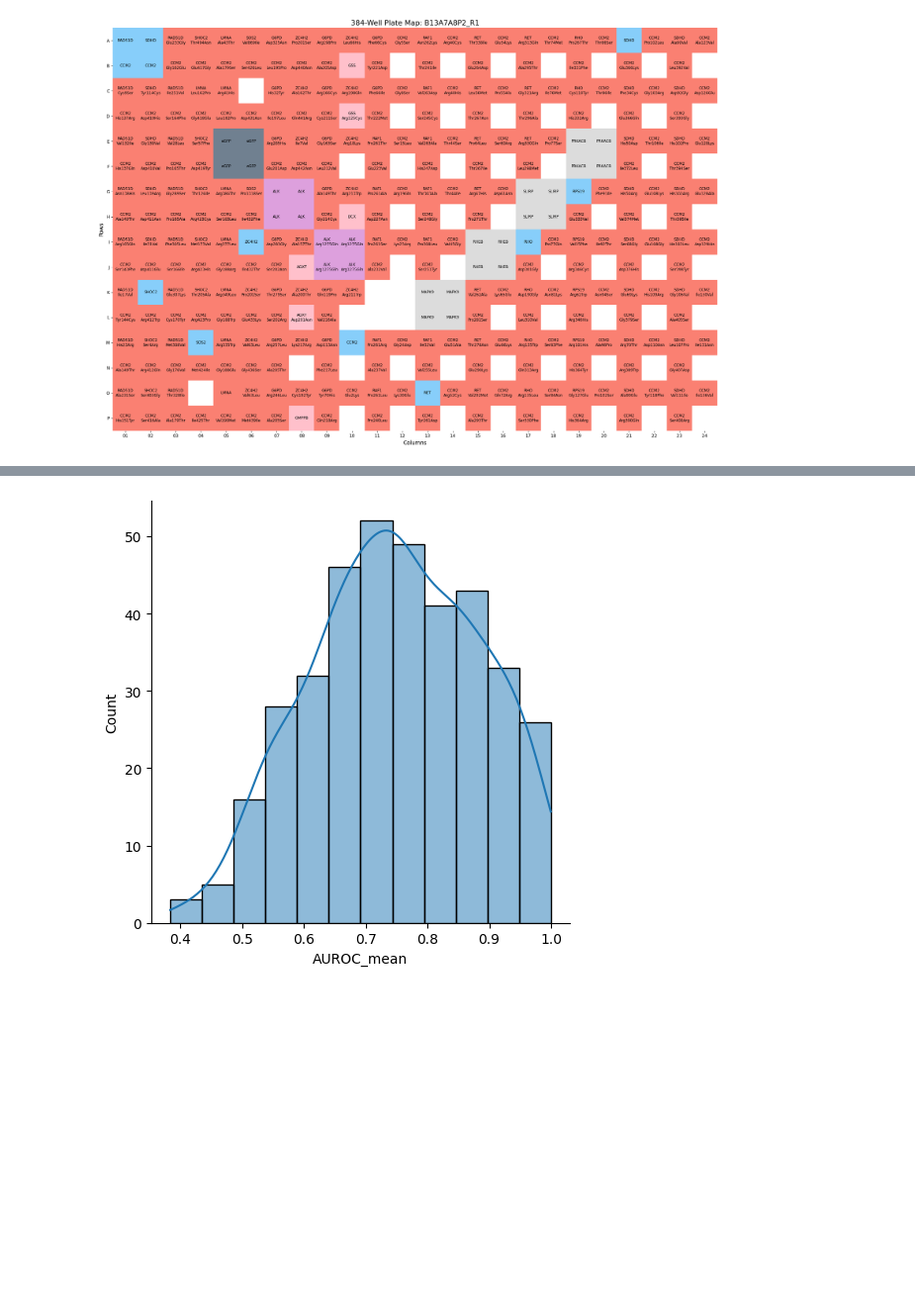
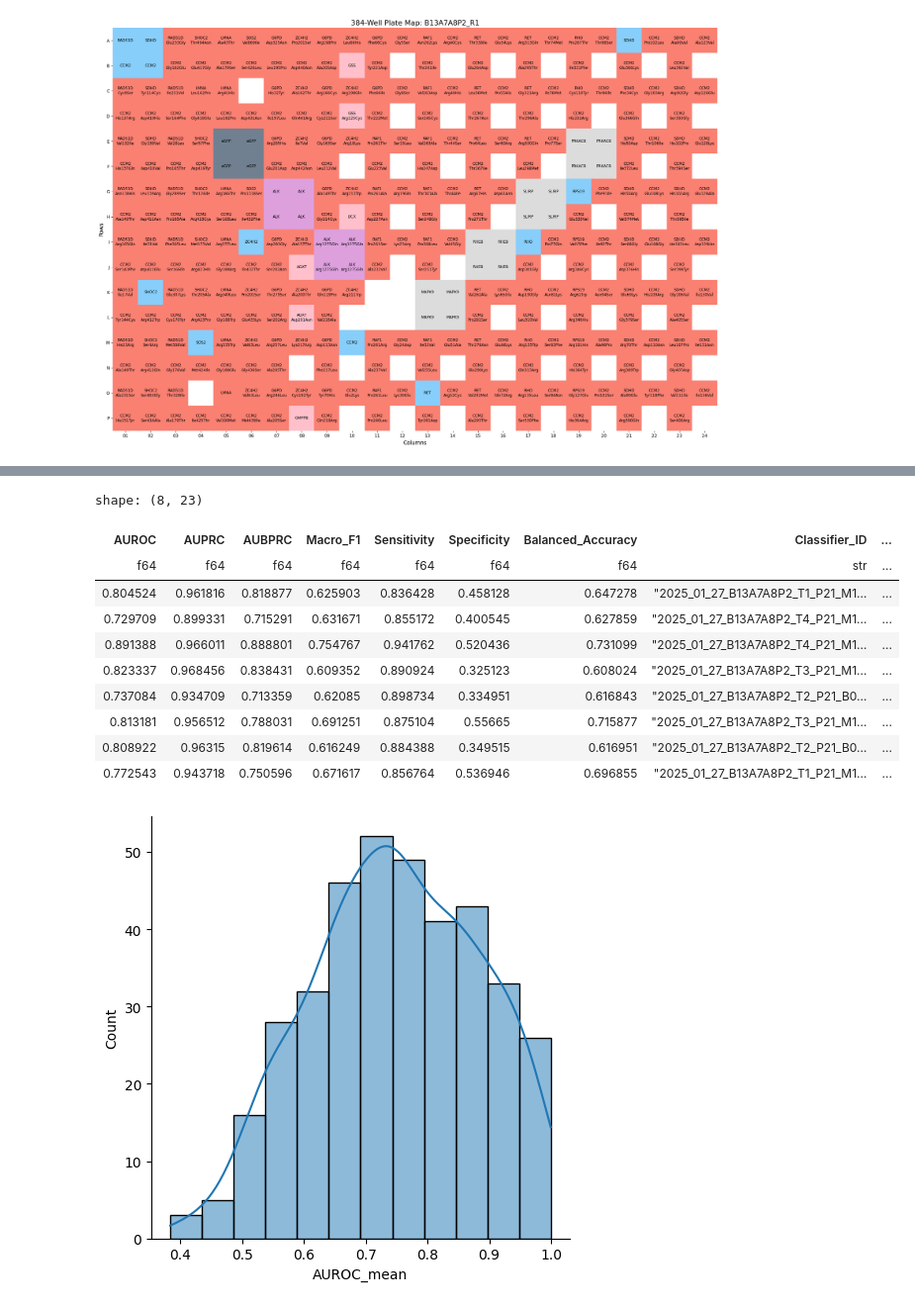
Before and after one commit to runxi-shen/2021_09_01_VarChAMP, a Jupyter notebook: 8.3_downstream_analysis_runxi/notebooks/1.results_summary/1_classification_metrics.ipynb, the cells around one changed output, grey strips where cells are left out. Shown at 99% size. Saved outputs shown, nothing was run; the diff lists cells and outputs as text; code cells hidden in the pictures; blank space fills up the shorter version.

```diff
--- a/8.3_downstream_analysis_runxi/notebooks/1.results_summary/1_classification_metrics.ipynb
+++ b/8.3_downstream_analysis_runxi/notebooks/1.results_summary/1_classification_metrics.ipynb
@@ -165,3 +161,18 @@ shape: (4_250, 23)
+# %%
+metrics_df.filter(pl.col("allele_1")=="CCM2")
+metrics_df.filter(pl.col("allele_0")=="CCM2_Arg390Gln")
+# %% [output]
+shape: (8, 23)
+| AUROC | AUPRC | AUBPRC | Macro_F1 | Sensitivity | Specificity | Balanced_Accuracy | Classifier_ID | ... |
+| f64 | f64 | f64 | f64 | f64 | f64 | f64 | str | ... |
+| 0.804524 | 0.961816 | 0.818877 | 0.625903 | 0.836428 | 0.458128 | 0.647278 | "2025_01_27_B13A7A8P2_T1_P21_M1… | ... |
+| 0.729709 | 0.899331 | 0.715291 | 0.631671 | 0.855172 | 0.400545 | 0.627859 | "2025_01_27_B13A7A8P2_T4_P21_M1… | ... |
+| 0.891388 | 0.966011 | 0.888801 | 0.754767 | 0.941762 | 0.520436 | 0.731099 | "2025_01_27_B13A7A8P2_T4_P21_M1… | ... |
+| 0.823337 | 0.968456 | 0.838431 | 0.609352 | 0.890924 | 0.325123 | 0.608024 | "2025_01_27_B13A7A8P2_T3_P21_M1… | ... |
+| 0.737084 | 0.934709 | 0.713359 | 0.62085 | 0.898734 | 0.334951 | 0.616843 | "2025_01_27_B13A7A8P2_T2_P21_B0… | ... |
+| 0.813181 | 0.956512 | 0.788031 | 0.691251 | 0.875104 | 0.55665 | 0.715877 | "2025_01_27_B13A7A8P2_T3_P21_M1… | ... |
+| 0.808922 | 0.96315 | 0.819614 | 0.616249 | 0.884388 | 0.349515 | 0.616951 | "2025_01_27_B13A7A8P2_T2_P21_B0… | ... |
+| 0.772543 | 0.943718 | 0.750596 | 0.671617 | 0.856764 | 0.536946 | 0.696855 | "2025_01_27_B13A7A8P2_T1_P21_M1… | ... |
 # %%
 metrics_sum_df = pl.read_csv("../../../8.2_updated_snakemake_pipeline/outputs/classification_analyses/2025_01_27_Batch_13/profiles_tcdropped_filtered_var_mad_outlier_featselect_filtcells/metrics_summary.csv")
 metrics_sum_df
```
Also changed, not shown: parts of 3 cells of this notebook, 10 other files.
